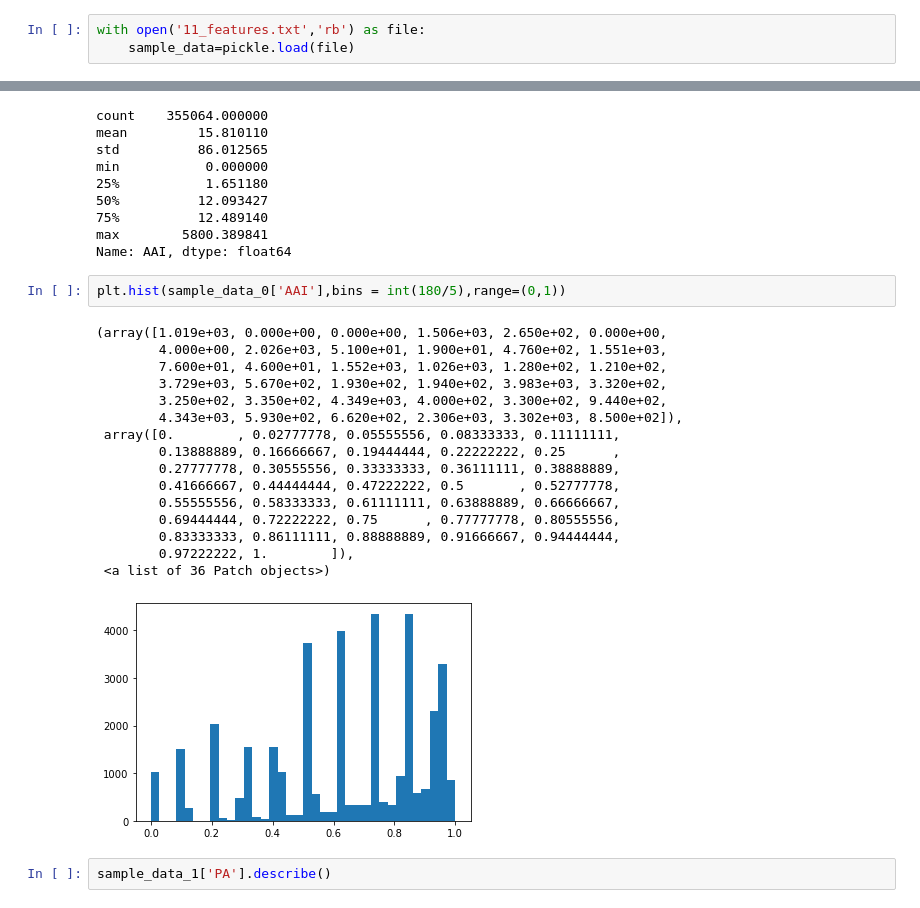
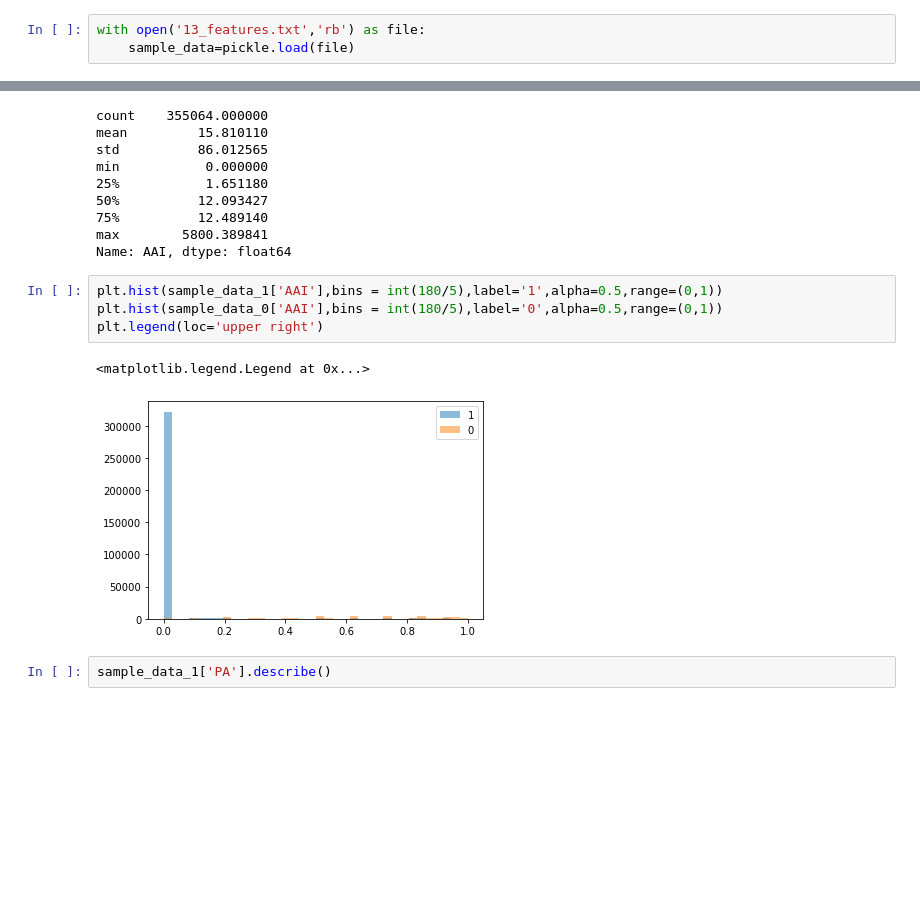
Before and after one commit to yunliu0/Who-are-my-friends, a Jupyter notebook: checktestdata.ipynb, the cells around one changed output, grey strips where cells are left out. Cells and saved outputs as stored; diff of their text form; blank space fills up the shorter version.

Commit message:
combine hist gram

```diff
--- a/checktestdata.ipynb
+++ b/checktestdata.ipynb
@@ -163,5 +165,5 @@ with open('count_followers.pickle', 'wb') as outputfile:
 # %%
-with open('11_features.txt','rb') as file:
+with open('13_features.txt','rb') as file:
     sample_data=pickle.load(file)
 # %%
 sample_data.head()
@@ -369,24 +329,12 @@ min           0.000000
 max        5800.389841
 Name: AAI, dtype: float64
 # %%
-plt.hist(sample_data_0['AAI'],bins = int(180/5),range=(0,1))
+plt.hist(sample_data_1['AAI'],bins = int(180/5),label='1',alpha=0.5,range=(0,1))
+plt.hist(sample_data_0['AAI'],bins = int(180/5),label='0',alpha=0.5,range=(0,1))
+plt.legend(loc='upper right')
 # %% [output]
-(array([1.019e+03, 0.000e+00, 0.000e+00, 1.506e+03, 2.650e+02, 0.000e+00,
-        4.000e+00, 2.026e+03, 5.100e+01, 1.900e+01, 4.760e+02, 1.551e+03,
-        7.600e+01, 4.600e+01, 1.552e+03, 1.026e+03, 1.280e+02, 1.210e+02,
-        3.729e+03, 5.670e+02, 1.930e+02, 1.940e+02, 3.983e+03, 3.320e+02,
-        3.250e+02, 3.350e+02, 4.349e+03, 4.000e+02, 3.300e+02, 9.440e+02,
-        4.343e+03, 5.930e+02, 6.620e+02, 2.306e+03, 3.302e+03, 8.500e+02]),
- array([0.        , 0.02777778, 0.05555556, 0.08333333, 0.11111111,
-        0.13888889, 0.16666667, 0.19444444, 0.22222222, 0.25      ,
-        0.27777778, 0.30555556, 0.33333333, 0.36111111, 0.38888889,
-        0.41666667, 0.44444444, 0.47222222, 0.5       , 0.52777778,
-        0.55555556, 0.58333333, 0.61111111, 0.63888889, 0.66666667,
-        0.69444444, 0.72222222, 0.75      , 0.77777778, 0.80555556,
-        0.83333333, 0.86111111, 0.88888889, 0.91666667, 0.94444444,
-        0.97222222, 1.        ]),
- <a list of 36 Patch objects>)
+<matplotlib.legend.Legend at 0x...>
-[figure, old version]
+[figure, new version]
 # %%
 sample_data_1['PA'].describe()
 # %% [output]
```
Also changed, not shown: parts of 30 cells of this notebook.
